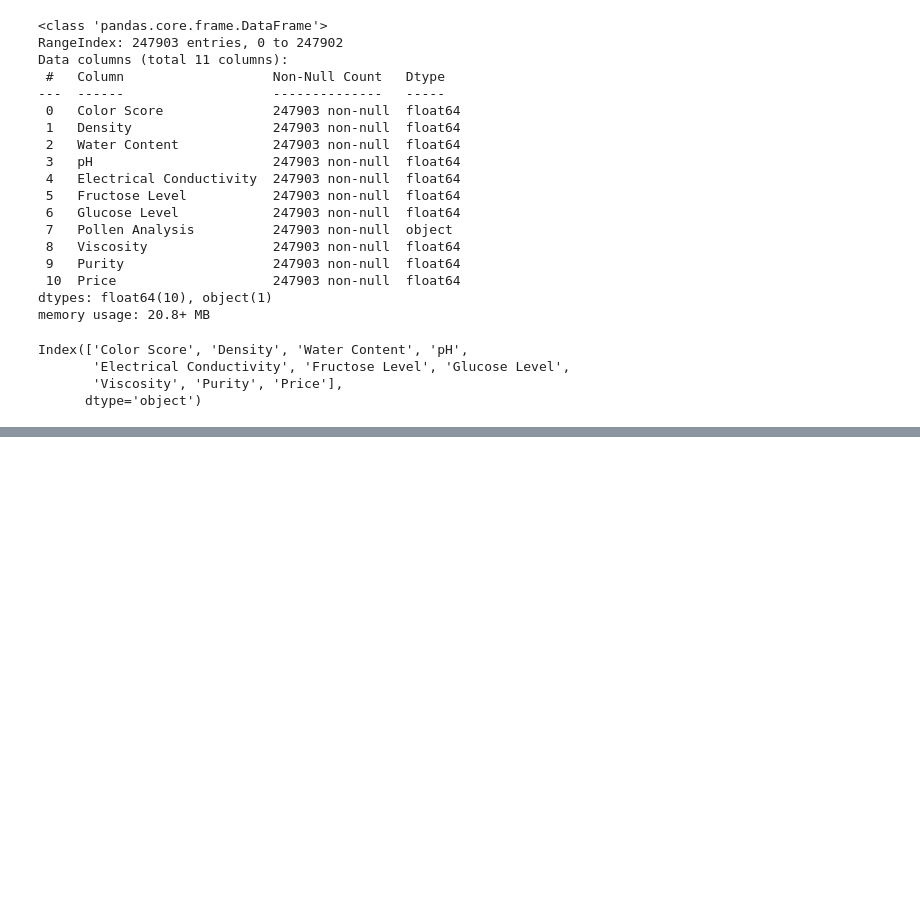
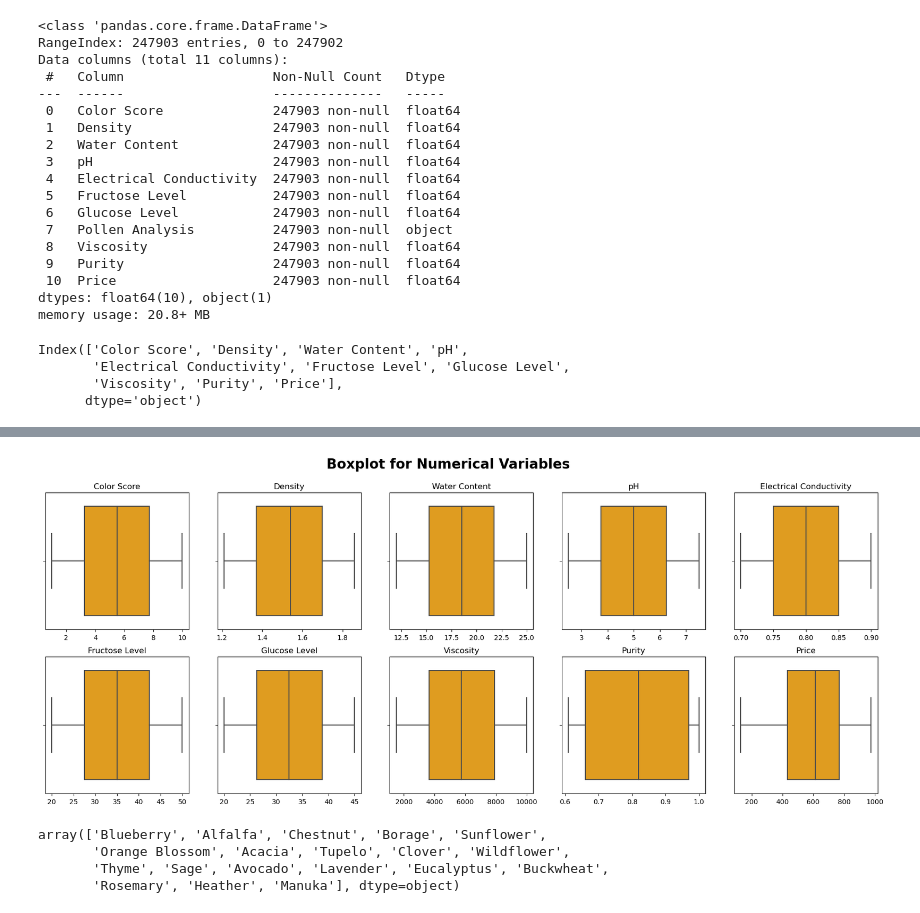
Before and after one commit to itsVarun20/Honey-purity-and-price-prediction, a Jupyter notebook: Predict purity and price of Honey.ipynb, the cells around one changed output, grey strips where cells are left out. Cells and saved outputs as stored; diff of their text form; code cells hidden in the pictures; blank space fills up the shorter version.

```diff
--- a/Predict purity and price of Honey.ipynb
+++ b/Predict purity and price of Honey.ipynb
@@ -103,0 +108,24 @@ plt.show()
+# %%
+#Barplot
+
+plt.figure(figsize = (22, 8))
+
+index = 1
+for  variable in (numerical_variables):
+    plt.subplot(2, 5, index)
+    sns.boxplot(x = df[variable], color='orange')
+    plt.title(variable)
+    index += 1
+    plt.xlabel('')
+
+plt.suptitle('Boxplot for Numerical Variables', size=20, weight='bold', y=0.97)
+plt.show()
+# %% [output]
+[figure, added]
+# %%
+df['Pollen Analysis'].unique()
+# %% [output]
+array(['Blueberry', 'Alfalfa', 'Chestnut', 'Borage', 'Sunflower',
+       'Orange Blossom', 'Acacia', 'Tupelo', 'Clover', 'Wildflower',
+       'Thyme', 'Sage', 'Avocado', 'Lavender', 'Eucalyptus', 'Buckwheat',
+       'Rosemary', 'Heather', 'Manuka'], dtype=object)
```
Also changed, not shown: parts of 16 cells of this notebook.
